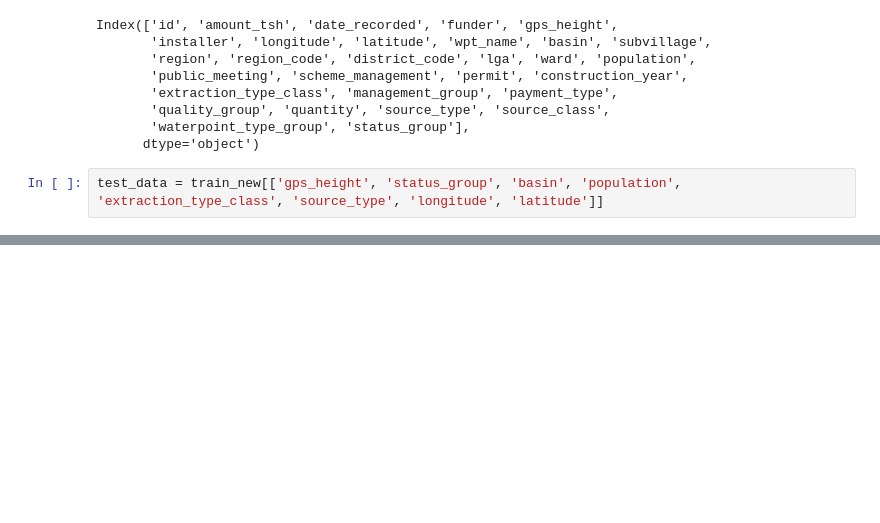
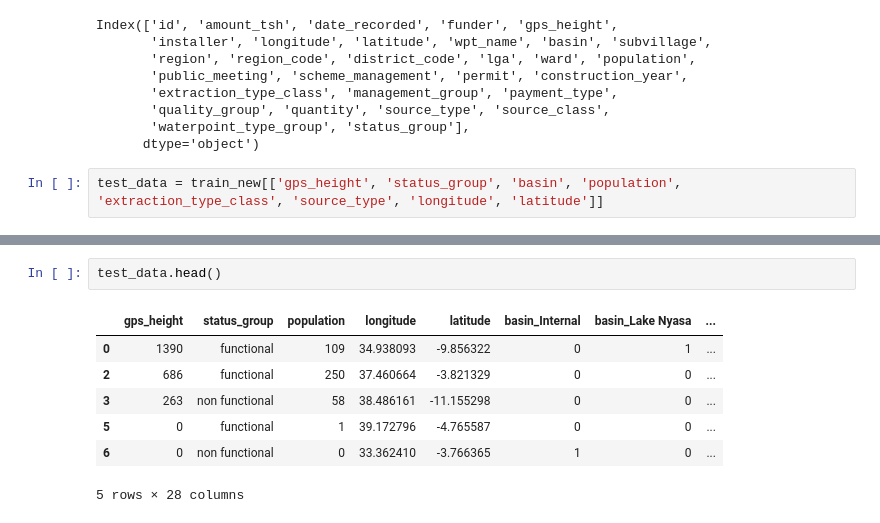
Before and after one commit to anniezhengaz/Phase3Projecct-Tanzanian_Water_Wells, a Jupyter notebook: Gligor eda.ipynb, the cells around one changed output, grey strips where cells are left out. Drawn from its saved outputs; the diff is of its cells as text; blank space fills up the shorter version.

```diff
--- a/Gligor eda.ipynb
+++ b/Gligor eda.ipynb
@@ -944,0 +959,10 @@ test_data.head()
+# %%
+test_data.head()
+# %% [output]
+|  | gps_height | status_group | population | longitude | latitude | basin_Internal | basin_Lake Nyasa | ... |
+| 0 | 1390 | functional | 109 | 34.938093 | -9.856322 | 0 | 1 | ... |
+| 2 | 686 | functional | 250 | 37.460664 | -3.821329 | 0 | 0 | ... |
+| 3 | 263 | non functional | 58 | 38.486161 | -11.155298 | 0 | 0 | ... |
+| 5 | 0 | functional | 1 | 39.172796 | -4.765587 | 0 | 0 | ... |
+| 6 | 0 | non functional | 0 | 33.362410 | -3.766365 | 1 | 0 | ... |
+5 rows × 28 columns
```
Also changed, not shown: parts of 7 cells of this notebook.
